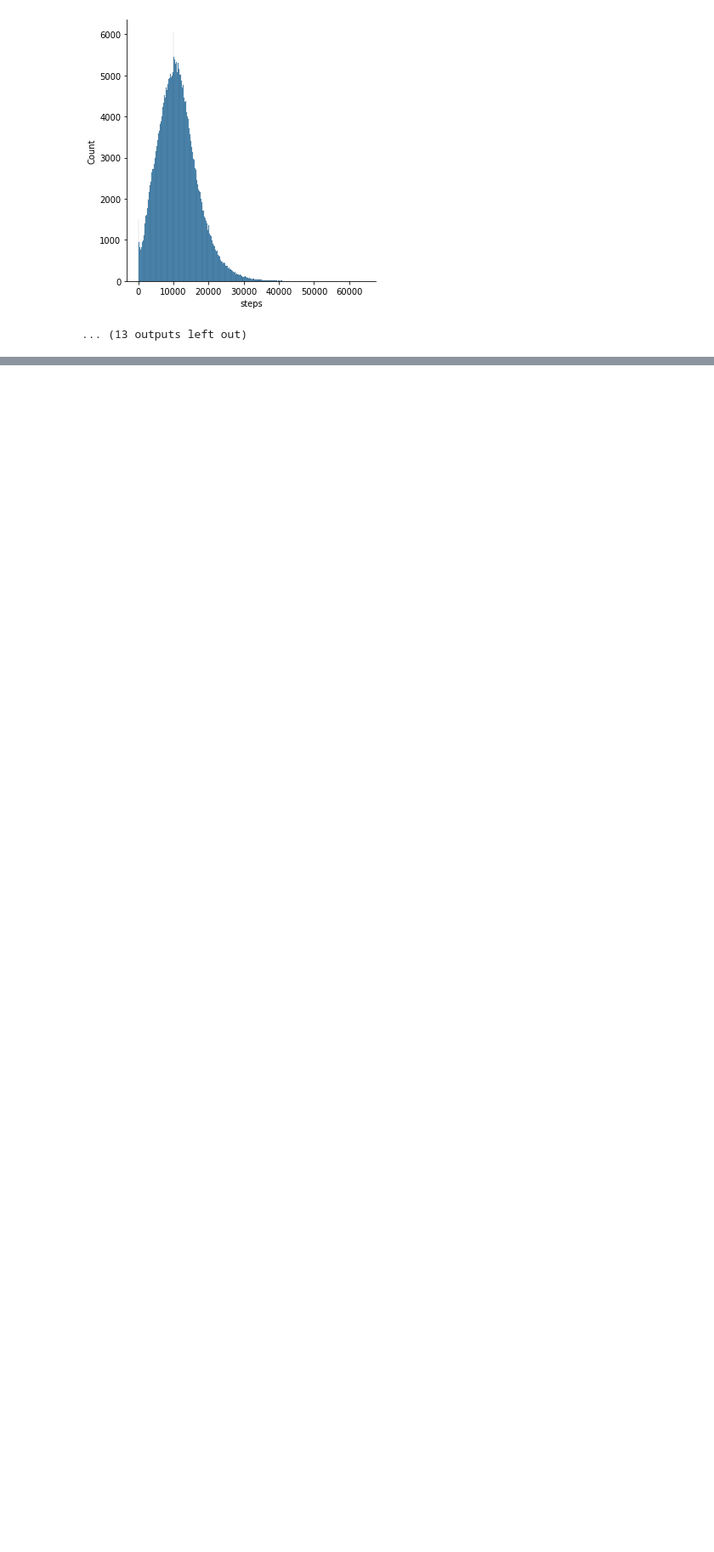
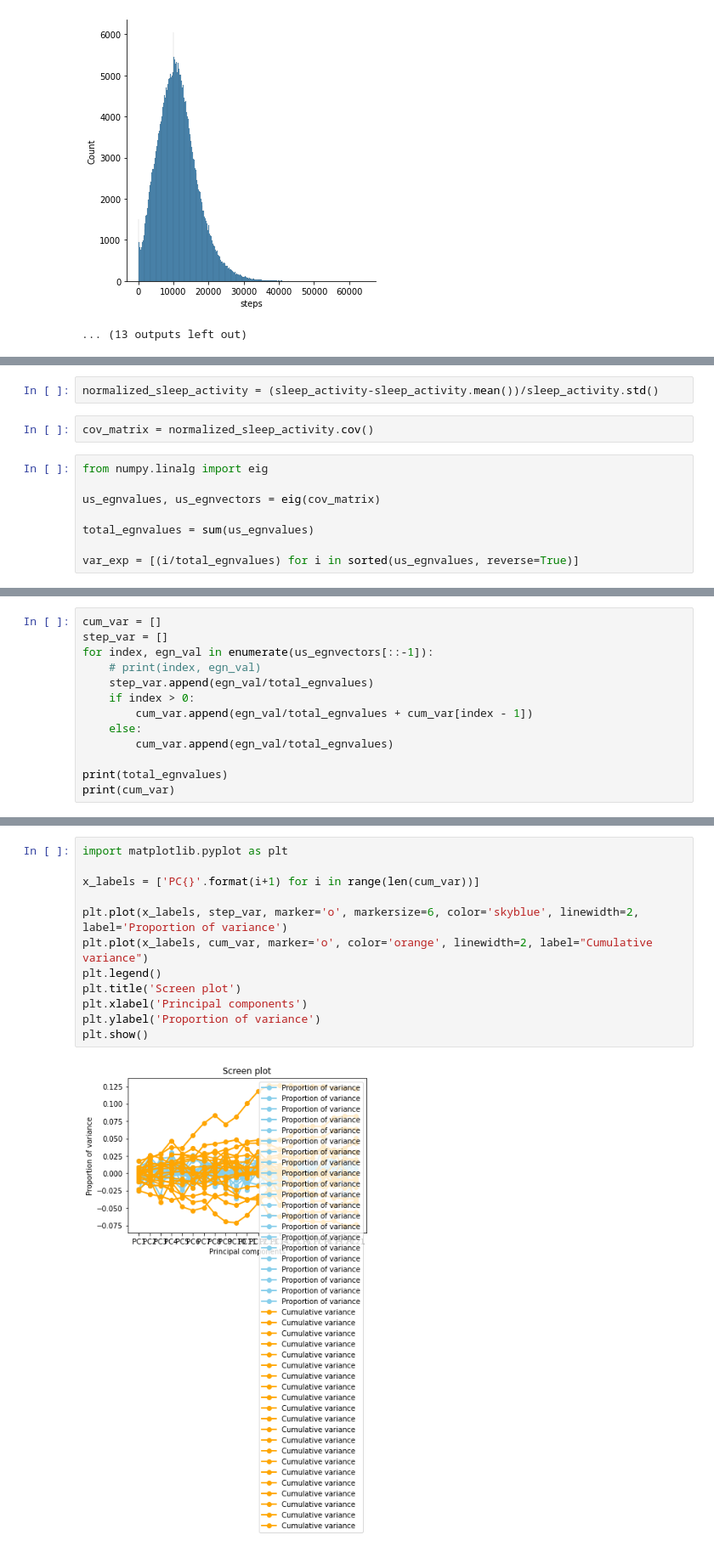
Before and after one commit to EAltunoglu/cmpe492, a Jupyter notebook: sleep_activity/sleep_activity.ipynb, the cells around one changed output, grey strips where cells are left out. Shown at 85% size. Cells and saved outputs as stored; diff of their text form; blank space fills up the shorter version.

Commit message:
pca, not complete because of uncommitted numpy version

```diff
--- a/sleep_activity/sleep_activity.ipynb
+++ b/sleep_activity/sleep_activity.ipynb
@@ -100,0 +143,12 @@ peakcal is normal with p 0.0
+# %%
+normalized_sleep_activity = (sleep_activity-sleep_activity.mean())/sleep_activity.std()
+# %%
+cov_matrix = normalized_sleep_activity.cov()
+# %%
+from numpy.linalg import eig
+
+us_egnvalues, us_egnvectors = eig(cov_matrix)
+
+total_egnvalues = sum(us_egnvalues)
+
+var_exp = [(i/total_egnvalues) for i in sorted(us_egnvalues, reverse=True)]
@@ -100,0 +189,13 @@ peakcal is normal with p 0.0
+# %%
+cum_var = []
+step_var = []
+for index, egn_val in enumerate(us_egnvectors[::-1]):
+    # print(index, egn_val)
+    step_var.append(egn_val/total_egnvalues)
+    if index > 0:
+        cum_var.append(egn_val/total_egnvalues + cum_var[index - 1])
+    else:
+        cum_var.append(egn_val/total_egnvalues)
+
+print(total_egnvalues)
+print(cum_var)
@@ -100,0 +220,14 @@ peakcal is normal with p 0.0
+# %%
+import matplotlib.pyplot as plt
+
+x_labels = ['PC{}'.format(i+1) for i in range(len(cum_var))]
+
+plt.plot(x_labels, step_var, marker='o', markersize=6, color='skyblue', linewidth=2, label='Proportion of variance')
+plt.plot(x_labels, cum_var, marker='o', color='orange', linewidth=2, label="Cumulative variance")
+plt.legend()
+plt.title('Screen plot')
+plt.xlabel('Principal components')
+plt.ylabel('Proportion of variance')
+plt.show()
+# %% [output]
+[figure, added]
```
Also changed, not shown: parts of 19 cells of this notebook.
